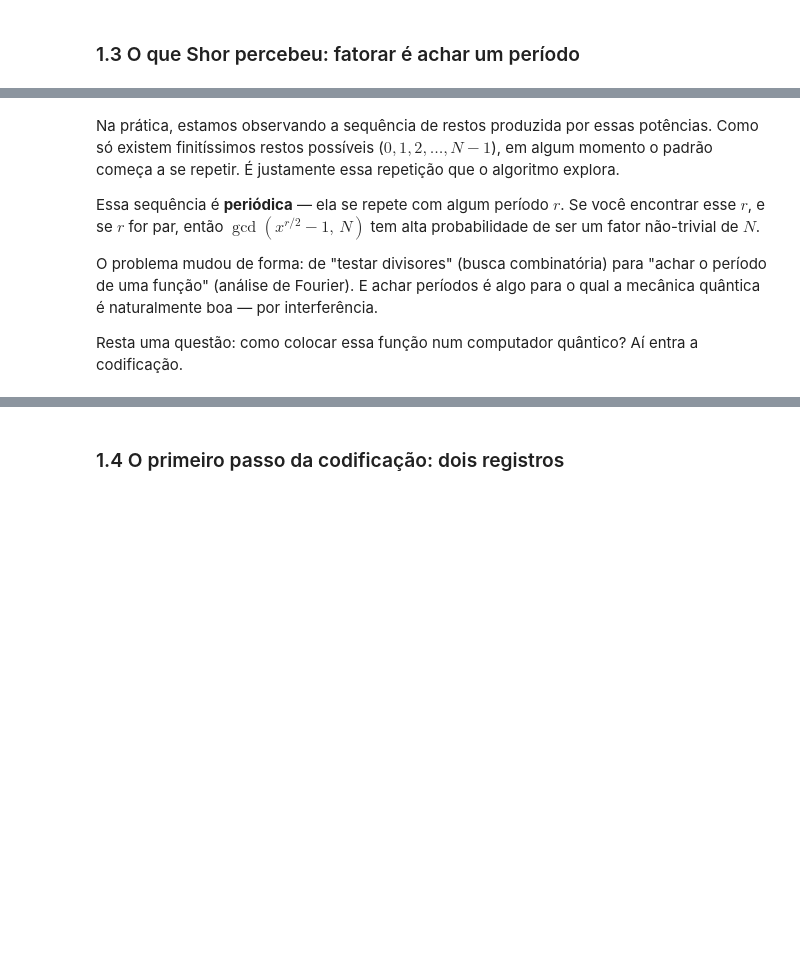
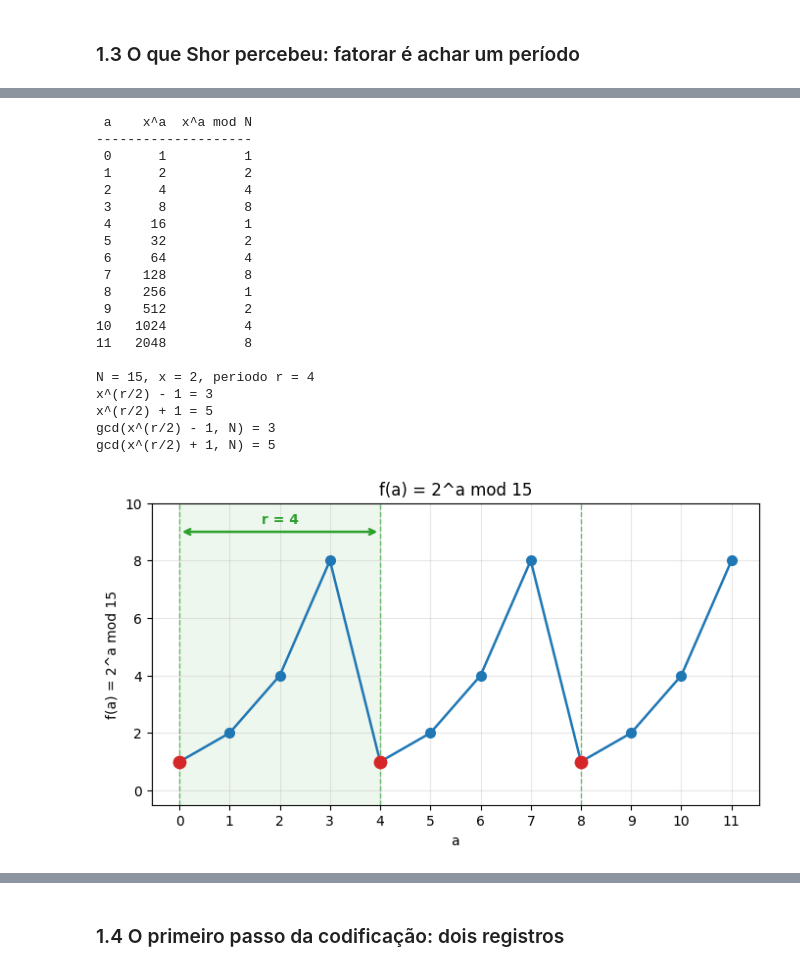
Before and after one commit to Green-Cinnamon-Labs/spectral-quantum-playground, a Jupyter notebook: nucleo/N-02.ipynb, the cells around one changed output, grey strips where cells are left out. Cells and saved outputs as stored; diff of their text form; code cells hidden in the pictures; blank space fills up the shorter version.

Commit message:
wip: explicando periodo de shor

```diff
--- a/nucleo/N-02.ipynb
+++ b/nucleo/N-02.ipynb
@@ -99,8 +101,26 @@ mas, a cada passo, não guardamos o número inteiro; guardamos apenas o **resto
-# %% [markdown]
-Na prática, estamos observando a sequência de restos produzida por essas potências. Como só existem finitíssimos restos possíveis ($0,1,2,\dots,N-1$), em algum momento o padrão começa a se repetir. É justamente essa repetição que o algoritmo explora.
-
-Essa sequência é **periódica** — ela se repete com algum período $r$. Se você encontrar esse $r$, e se $r$ for par, então $\gcd(x^{r/2} - 1,\, N)$ tem alta probabilidade de ser um fator não-trivial de $N$.
-
-O problema mudou de forma: de "testar divisores" (busca combinatória) para "achar o período de uma função" (análise de Fourier). E achar períodos é algo para o qual a mecânica quântica é naturalmente boa — por interferência.
-
-Resta uma questão: como colocar essa função num computador quântico? Aí entra a codificação.
+# %%
+from codigo.nucleo import mostrar_periodicidade_shor
+
+_ = mostrar_periodicidade_shor(N=15, x=2, limite_a=12)
+# %% [output]
+ a    x^a  x^a mod N
+--------------------
+ 0      1          1
+ 1      2          2
+ 2      4          4
+ 3      8          8
+ 4     16          1
+ 5     32          2
+ 6     64          4
+ 7    128          8
+ 8    256          1
+ 9    512          2
+10   1024          4
+11   2048          8
+
+N = 15, x = 2, periodo r = 4
+x^(r/2) - 1 = 3
+x^(r/2) + 1 = 5
+gcd(x^(r/2) - 1, N) = 3
+gcd(x^(r/2) + 1, N) = 5
+[figure, added]
```
Also changed, not shown: parts of 3 cells of this notebook, 2 other files.
